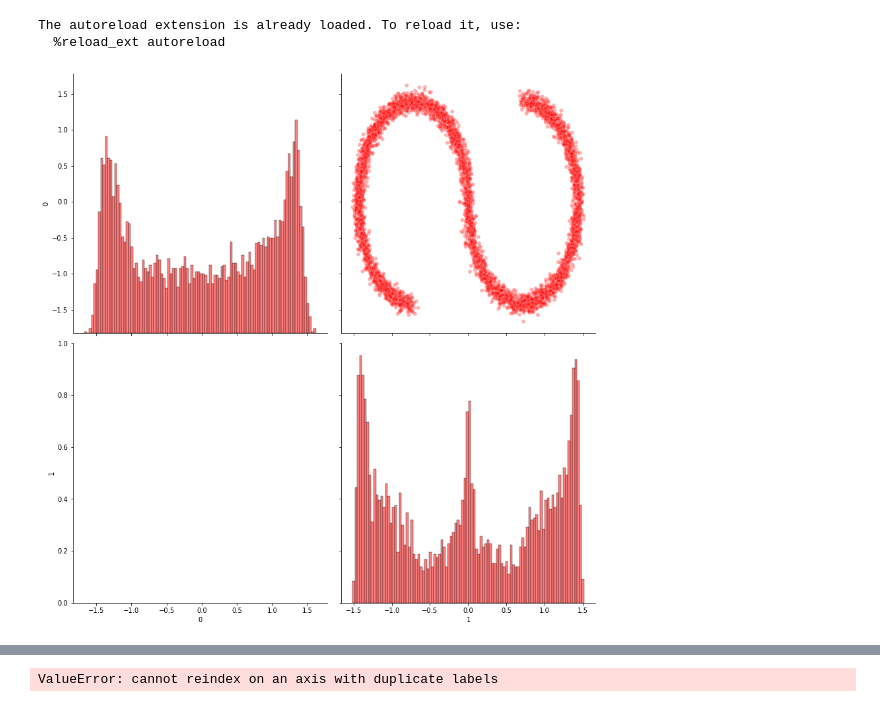
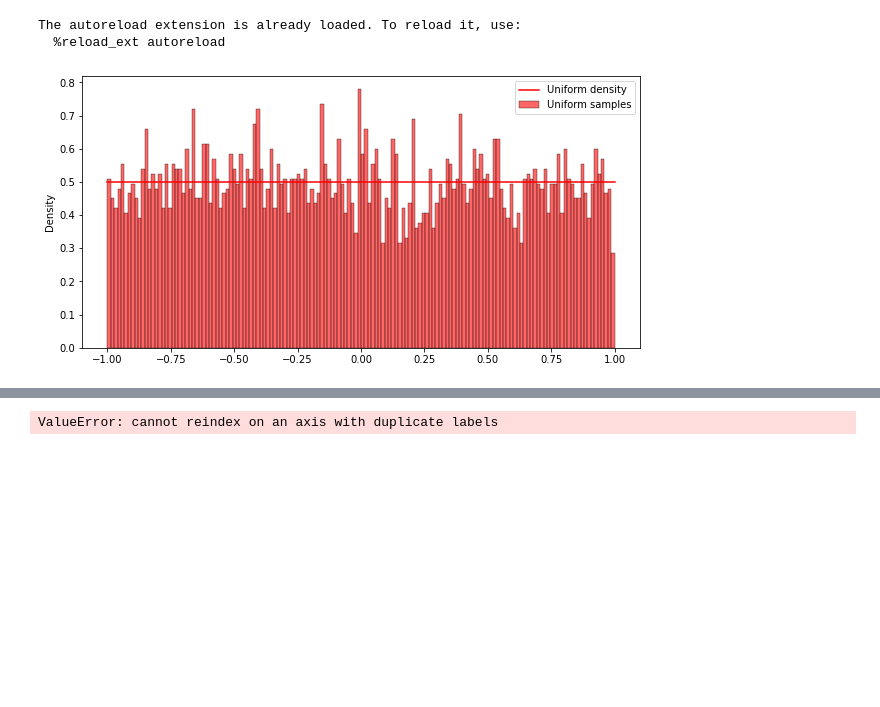
Before and after one commit to ElouanARGOUARCH/Discretely-Indexed-Flows, a Jupyter notebook: experiments/Start from EM.ipynb, the cells around one changed output, grey strips where cells are left out. Saved outputs shown, nothing was run; the diff lists cells and outputs as text; code cells hidden in the pictures; blank space fills up the shorter version.

```diff
--- a/experiments/Start from EM.ipynb
+++ b/experiments/Start from EM.ipynb
@@ -14,12 +14,12 @@ import matplotlib.pyplot as plt
 The autoreload extension is already loaded. To reload it, use:
   %reload_ext autoreload
 # %%
-example = "S Curve"
-num_samples = 10000
+example = "Uniform"
+num_samples = 50000
 target = Target(example, num_samples)
 target.target_visual()
 p, target_log_density, target_samples = target.get_target()
 # %% [output]
-[figure, old version]
+[figure, new version]
 # %%
 num_samples = target_samples.shape[0]
```
Also changed, not shown: parts of 3 cells of this notebook, 4 other files.
